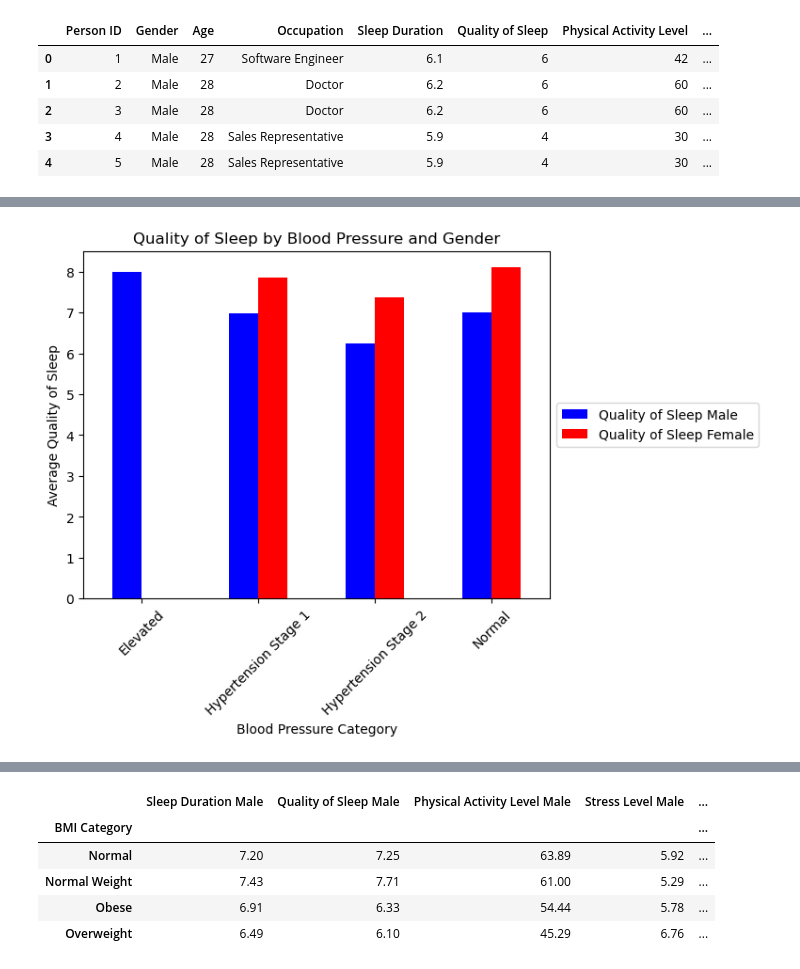
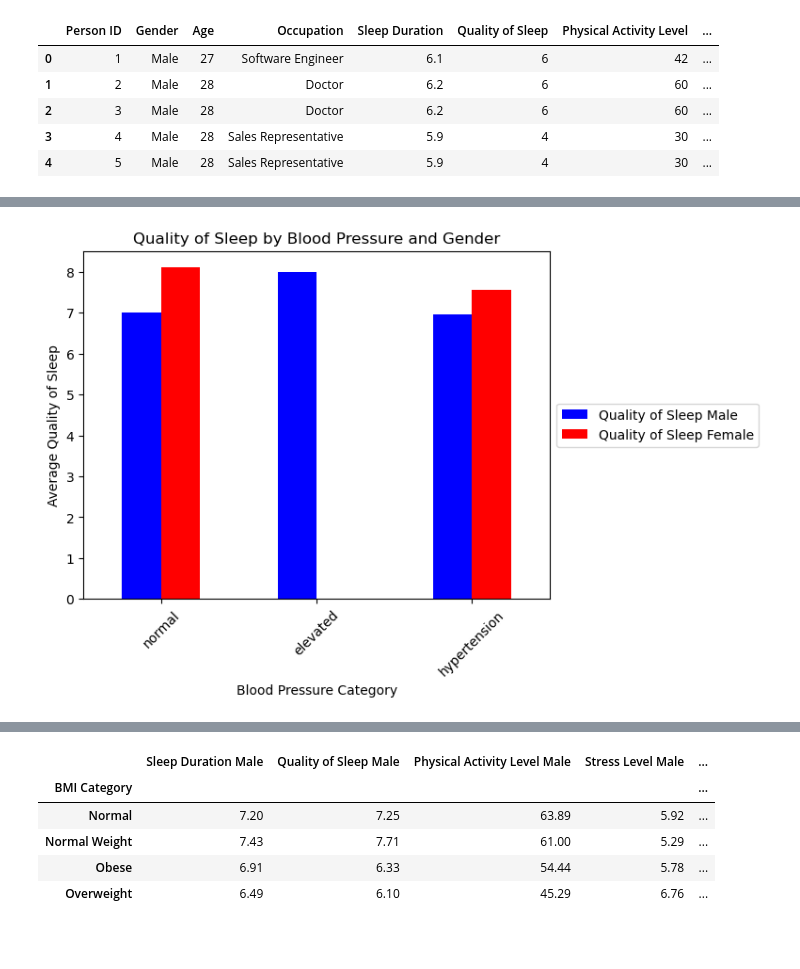
Before and after one commit to rfe123/umn_data_project_001, a Jupyter notebook: src/histogram_data.ipynb, the cells around one changed output, grey strips where cells are left out. Cells and saved outputs as stored; diff of their text form; code cells hidden in the pictures; blank space fills up the shorter version.

```diff
--- a/src/histogram_data.ipynb
+++ b/src/histogram_data.ipynb
@@ -20,15 +20,15 @@ def blood_pressure_level(row):
     systolic = row['Systolic']
     diastolic = row['Diastolic']
     if systolic > 180 or diastolic > 120:
-        return "Hypertensive Crisis"
+        return "hypertension"
     elif (systolic >= 140 or diastolic >= 90):
-        return "Hypertension Stage 2"
+        return "hypertension"
     elif (systolic >= 130 or diastolic >= 80):
-        return "Hypertension Stage 1"
+        return "hypertension"
     elif (systolic < 130 and systolic >= 120) and (diastolic < 80):
-        return "Elevated"
+        return "elevated"
     else:
-        return "Normal"
+        return "normal"
 # %%
 sleep_health_df['Blood Pressure Category'] = sleep_health_df.apply(blood_pressure_level, axis=1)
 # %%
@@ -51,0 +51,7 @@ bp_groups_df
+# %%
+bp_group = bp_groups_df.reset_index()
+
+bp_group['Sort'] = [1,2,0]
+bp_group = bp_group.sort_values('Sort')
+
+bp_group
@@ -52,10 +74,11 @@ bp_groups_df
 # %%
 y = 'Quality of Sleep'
-bp_groups_df[[f'{y} Male',f'{y} Female']].plot.bar(color=["blue", "red"])
+bp_group[['Blood Pressure Category',f'{y} Male',f'{y} Female']].plot.bar(x='Blood Pressure Category',color=["blue", "red"])
 plt.ylabel(f'Average {y}')
 plt.title(f"{y} by Blood Pressure and Gender")
 plt.legend(loc='center left', bbox_to_anchor=(1.0, 0.5))
 plt.xticks(rotation=45)
+plt.savefig('../images/sleep_quality_v_blood_pressure.png')
 plt.show()
 # %% [output]
-[figure, old version]
+[figure, new version]
```
Also changed, not shown: parts of 7 cells of this notebook, 4 other files.
